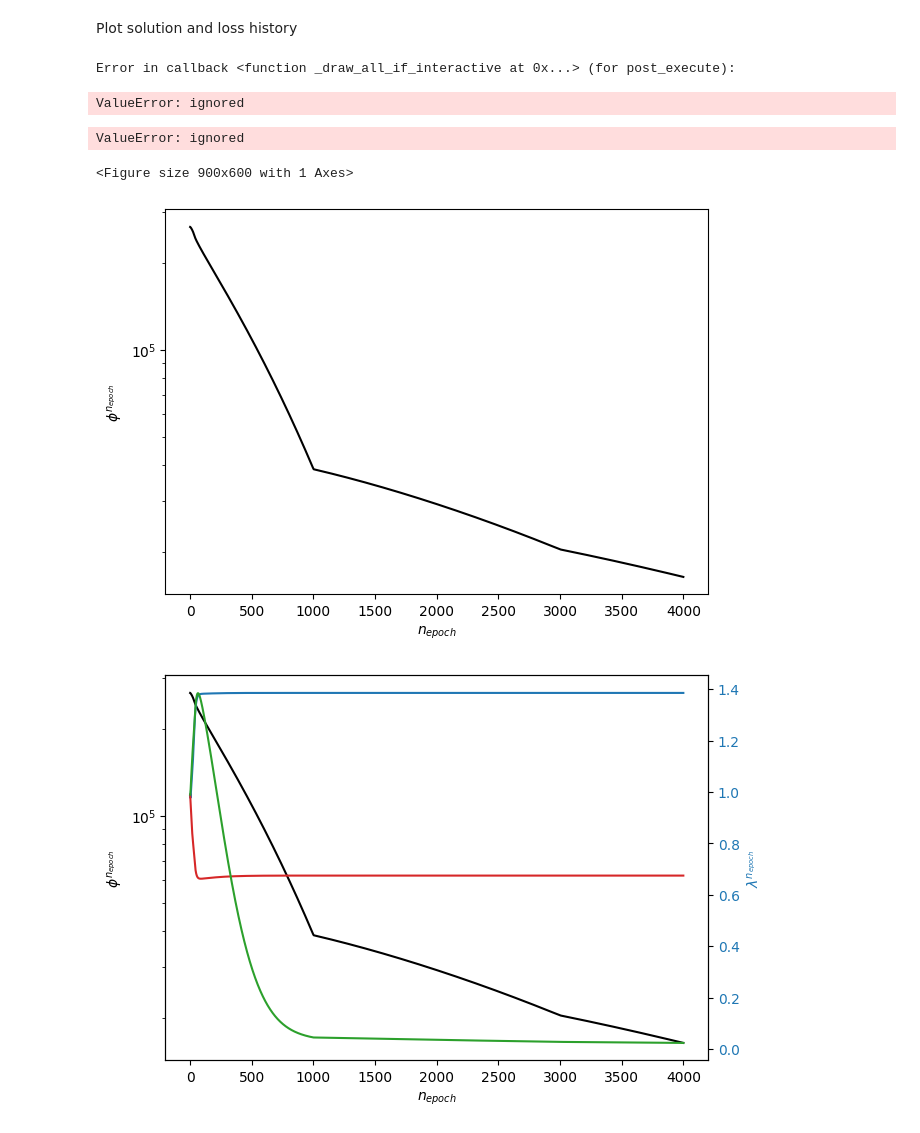
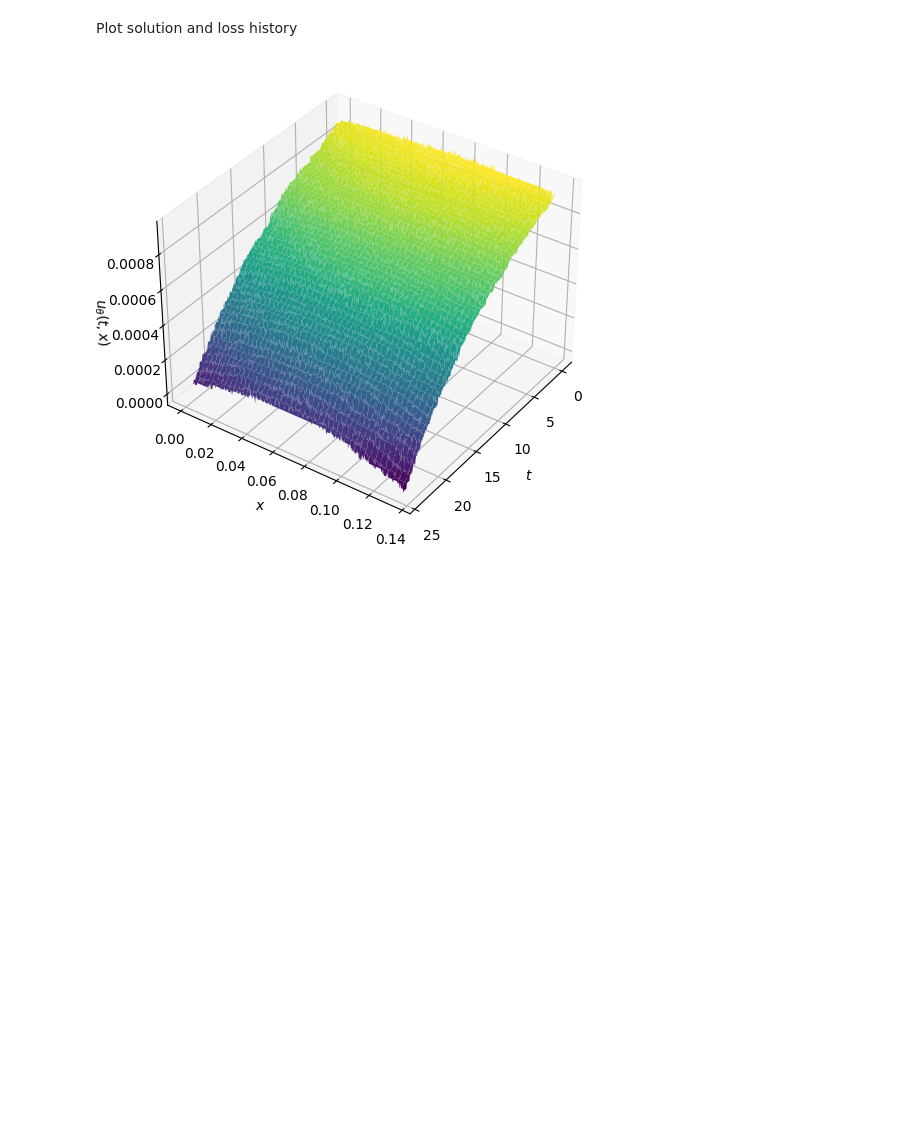
Before and after one commit to yajuna/tensorflow_pde, a Jupyter notebook: Heat_equation_with_tensorflow.ipynb, the cells around one changed output. Saved outputs shown, nothing was run; the diff lists cells and outputs as text; code cells hidden in the pictures; blank space fills up the shorter version.

```diff
--- a/Heat_equation_with_tensorflow.ipynb
+++ b/Heat_equation_with_tensorflow.ipynb
@@ -203,14 +272,14 @@ class PINNIdentificationNet(PINN_NeuralNet):
         super().__init__(*args,**kwargs)
 
         # Initialize variable for lambda
-        self.lambd1 = tf.Variable(1.0, trainable=True, dtype=DTYPE)
+        # initial guess: lambd1 = 0.16 / (720 * 1300), lambd2 = 1.0 / (720 * 1300)
+        # use value after 6400 steps of training
+        # It 06400: loss = 7.85567093e+00 lambda1 = 6.51998147e-02 lambda2 = -1.95997432e-36
+        self.lambd1 = tf.Variable(6.51998147e-02, trainable=True, dtype=DTYPE)
         self.lambd1_list = []
 
-        self.lambd2 = tf.Variable(1.0, trainable=True, dtype=DTYPE)
+        self.lambd2 = tf.Variable(-1.95997432e-36, trainable=True, dtype=DTYPE)
         self.lambd2_list = []
-
-        self.lambd3 = tf.Variable(1.0, trainable=True, dtype=DTYPE)
-        self.lambd3_list = []
 # %% [markdown]
 Define base class `PINNSolver`. This is equation dependent. Components to customize are
 
@@ -285,7 +354,7 @@ class PINNSolver():
 
     def fun_r(self, t, x, u, u_t, u_x, u_xx):
         """Residual of the PDE"""
-        return u_t - self.model.lambd1 * u_x - self.model.lambd2 * u_xx - self.model.lambd3
+        return u_t - self.model.lambd1 * 1./ x * u_x - self.model.lambd1 * u_xx - self.model.lambd2 * s
 
     def solve_with_TFoptimizer(self, optimizer, X, u, N=1001):
         """This method performs a gradient descent type optimization."""
@@ -312,30 +381,27 @@ class PINNSolver():
         lambd2 = self.model.lambd2.numpy()
         self.model.lambd2_list.append(lambd2)
 
-        lambd3 = self.model.lambd3.numpy()
-        self.model.lambd3_list.append(lambd3)
-
-        if self.iter % 50 == 0:
-            print('It {:05d}: loss = {:10.8e} lambda1 = {:10.8e} lambda2 = {:10.8e} lambda3 = {:10.8e}'.format(self.iter, self.current_loss, lambd1, lambd2,lambd3))
+        if self.iter % 100 == 0:
+            print('It {:05d}: loss = {:10.8e} lambda1 = {:10.8e} lambda2 = {:10.8e}'.format(self.iter, self.current_loss, lambd1, lambd2))
 
         self.hist.append(self.current_loss)
         self.iter += 1
 
 
     def plot_solution(self, **kwargs):
-        N = 600
-        tspace = np.linspace(self.model.lb[0], self.model.ub[0], N+1)
-        xspace = np.linspace(self.model.lb[1], self.model.ub[1], N+1)
+        N = 411
+        tspace = np.linspace(self.model.lb[0], self.model.ub[0], N)
+        xspace = np.linspace(self.model.lb[1], self.model.ub[1], N)
         T, X = np.meshgrid(tspace, xspace)
         Xgrid = np.vstack([T.flatten(),X.flatten()]).T
         upred = self.model(tf.cast(Xgrid,DTYPE))
-        U = upred.numpy().reshape(N+1,N+1)
+        U = upred.numpy().reshape(N,N)
         fig = plt.figure(figsize=(9,6))
         ax = fig.add_subplot(111, projection='3d')
         ax.plot_surface(T, X, U, cmap='viridis', **kwargs)
         ax.set_xlabel('$t$')
         ax.set_ylabel('$x$')
-        ax.set_zlabel('$u_{\theta(t,x)$}')
+        ax.set_zlabel('$u_\\theta(t,x)$')
         ax.view_init(35,35)
         return ax
 
@@ -360,7 +426,6 @@ class PINNSolver():
         ax2.tick_params(axis='y', labelcolor='tab:blue')
         ax2.plot(range(len(self.hist)), self.model.lambd1_list,'-',color='tab:blue')
         ax2.plot(range(len(self.hist)), self.model.lambd2_list,'-',color='tab:red')
-        ax2.plot(range(len(self.hist)), self.model.lambd3_list,'-',color='tab:green')
         ax2.set_ylabel('$\\lambda^{n_{epoch}}$', color='tab:blue')
         return (ax1,ax2)
 # %% [markdown]
@@ -406,13 +471,8 @@ Computation time: 975.217199087143 seconds
 # %% [markdown]
 Plot solution and loss history
 # %%
-solver.plot_solution();
-solver.plot_loss_history();
-solver.plot_loss_and_param();
+solver.plot_solution(); # error
+# solver.plot_loss_history(); # runs okay
+# solver.plot_loss_and_param(); # runs okay
 # %% [output]
-Error in callback <function _draw_all_if_interactive at 0x...> (for post_execute):
-ValueError: ignored
-ValueError: ignored
-<Figure size 900x600 with 1 Axes>
-[figure, old version]
+[figure, new version]
-[figure, removed]
```
Also changed, not shown: parts of 7 cells of this notebook.
